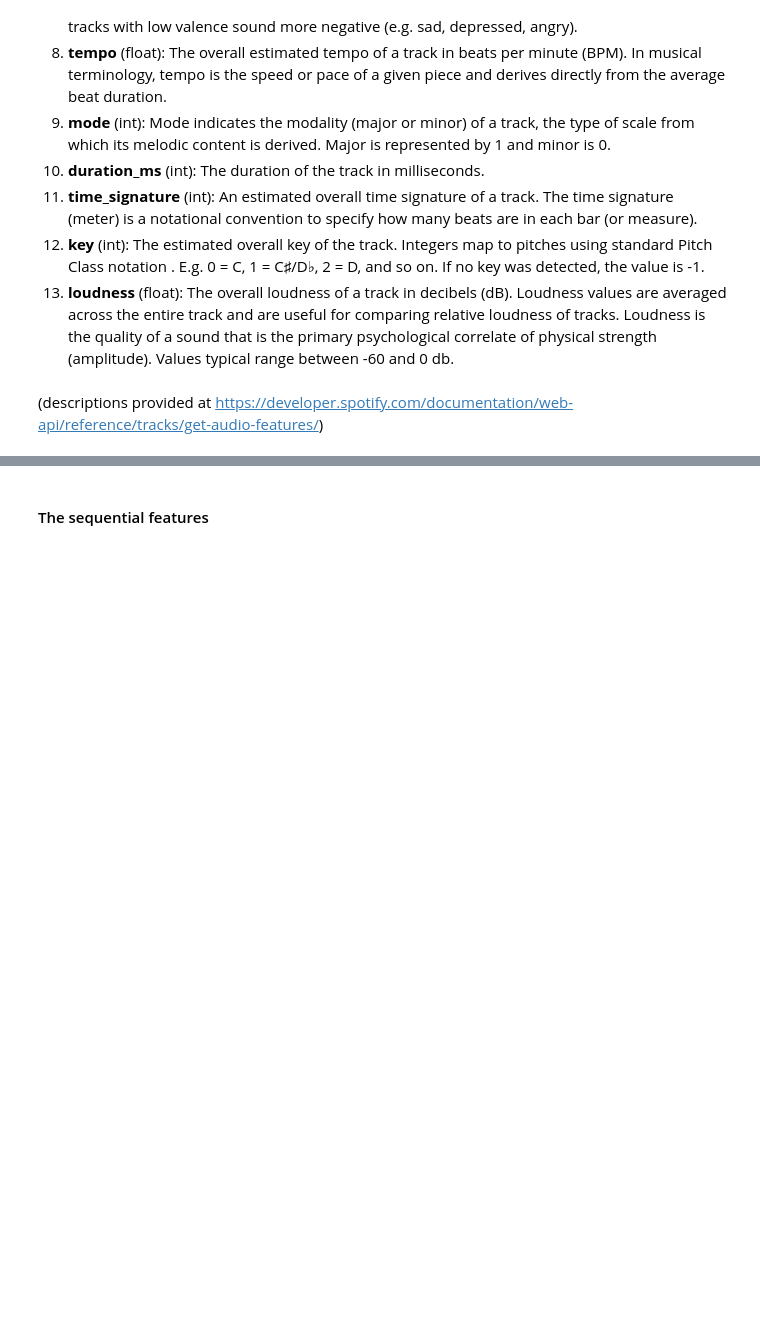
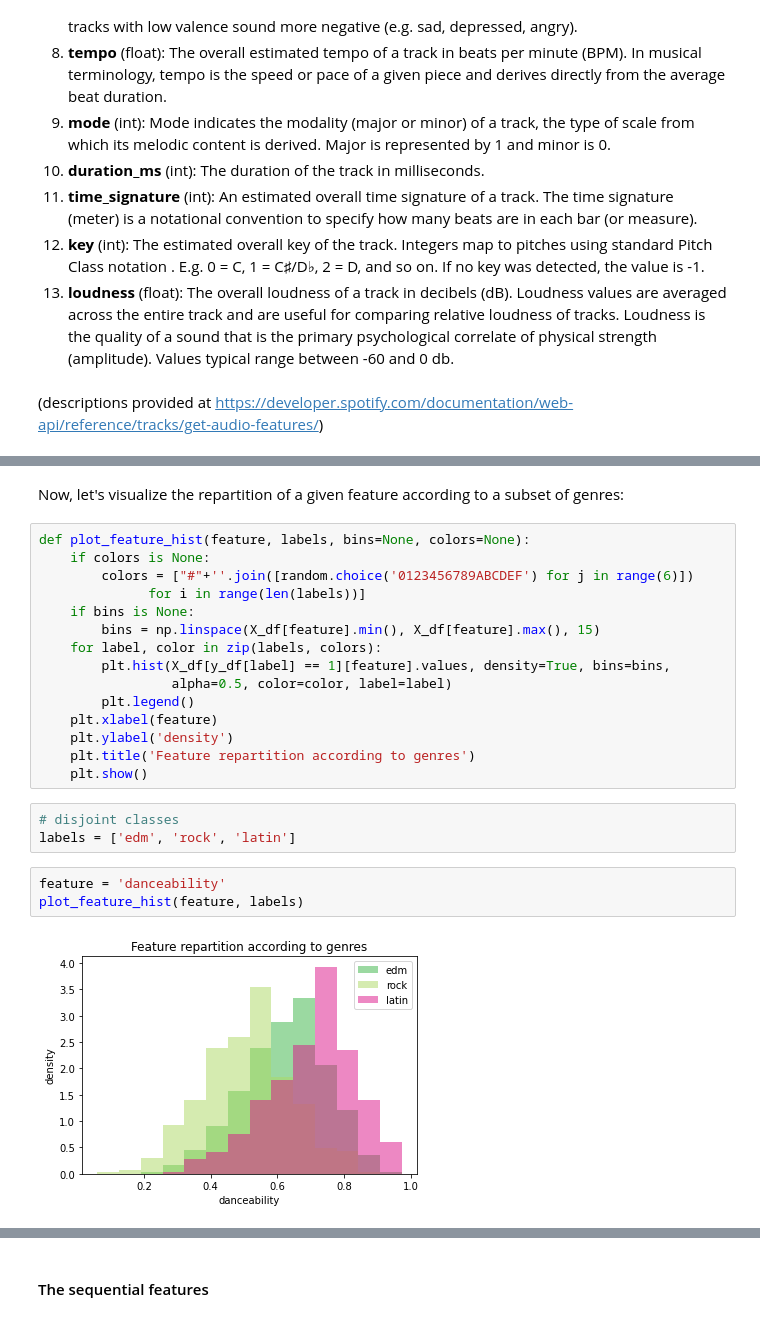
Before and after one commit to Egiob/spotify_genre_challenge, a Jupyter notebook: starting_kit.ipynb, the cells around one changed output, grey strips where cells are left out. Saved outputs shown, nothing was run; the diff lists cells and outputs as text; blank space fills up the shorter version.

Commit message:
static features visualization

```diff
--- a/starting_kit.ipynb
+++ b/starting_kit.ipynb
@@ -102,0 +117,25 @@ We have 13 static features provided by Spotify `audio_features`:
+# %% [markdown]
+Now, let's visualize the repartition of a given feature according to a subset of genres:
+# %%
+def plot_feature_hist(feature, labels, bins=None, colors=None):
+    if colors is None:
+        colors = ["#"+''.join([random.choice('0123456789ABCDEF') for j in range(6)])
+              for i in range(len(labels))]
+    if bins is None:
+        bins = np.linspace(X_df[feature].min(), X_df[feature].max(), 15)
+    for label, color in zip(labels, colors):
+        plt.hist(X_df[y_df[label] == 1][feature].values, density=True, bins=bins,
+                 alpha=0.5, color=color, label=label)
+        plt.legend()
+    plt.xlabel(feature)
+    plt.ylabel('density')
+    plt.title('Feature repartition according to genres')
+    plt.show()
+# %%
+# disjoint classes
+labels = ['edm', 'rock', 'latin']
+# %%
+feature = 'danceability'
+plot_feature_hist(feature, labels)
+# %% [output]
+[figure, added]
```
Also changed, not shown: parts of 12 cells of this notebook.
